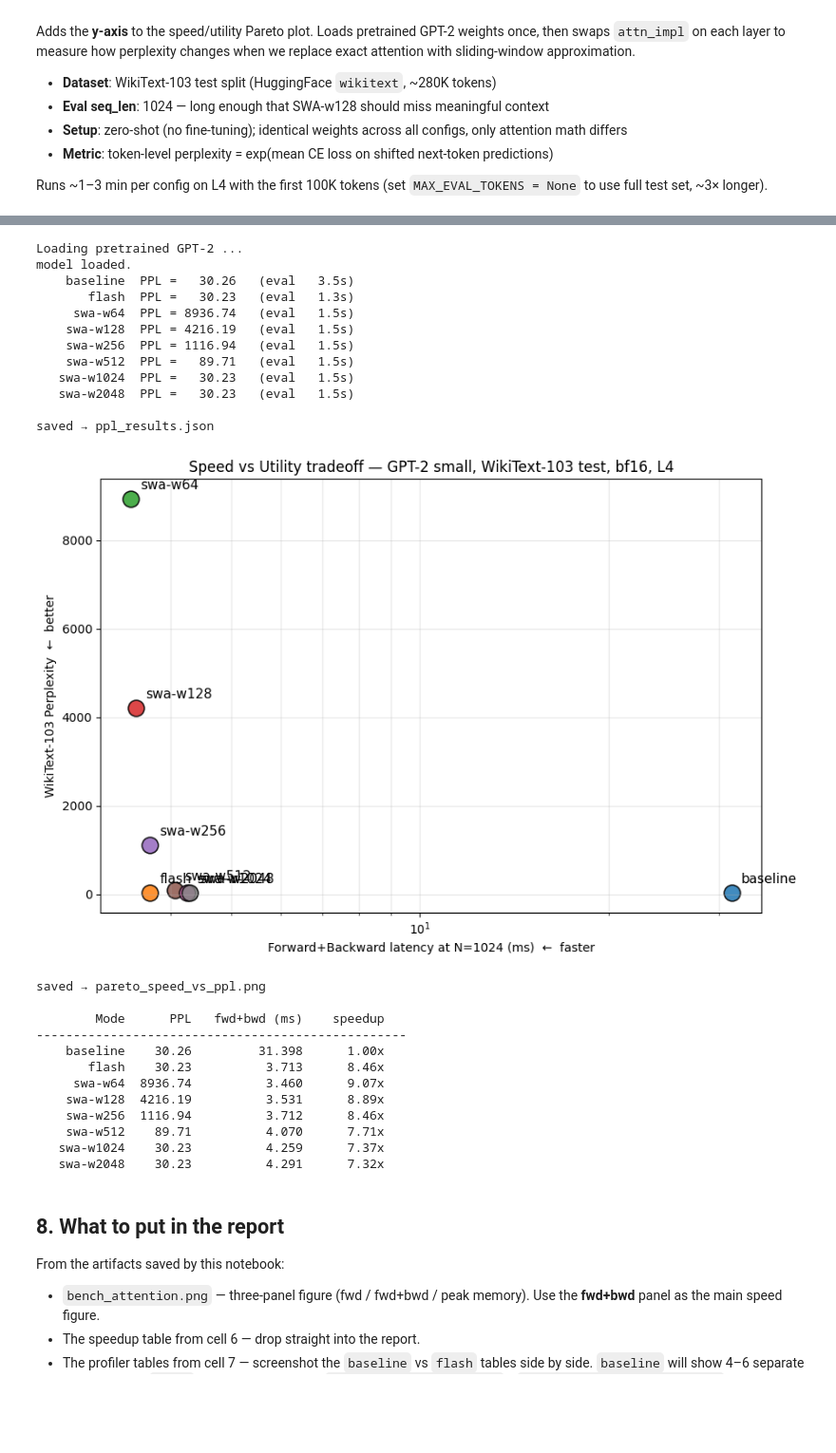
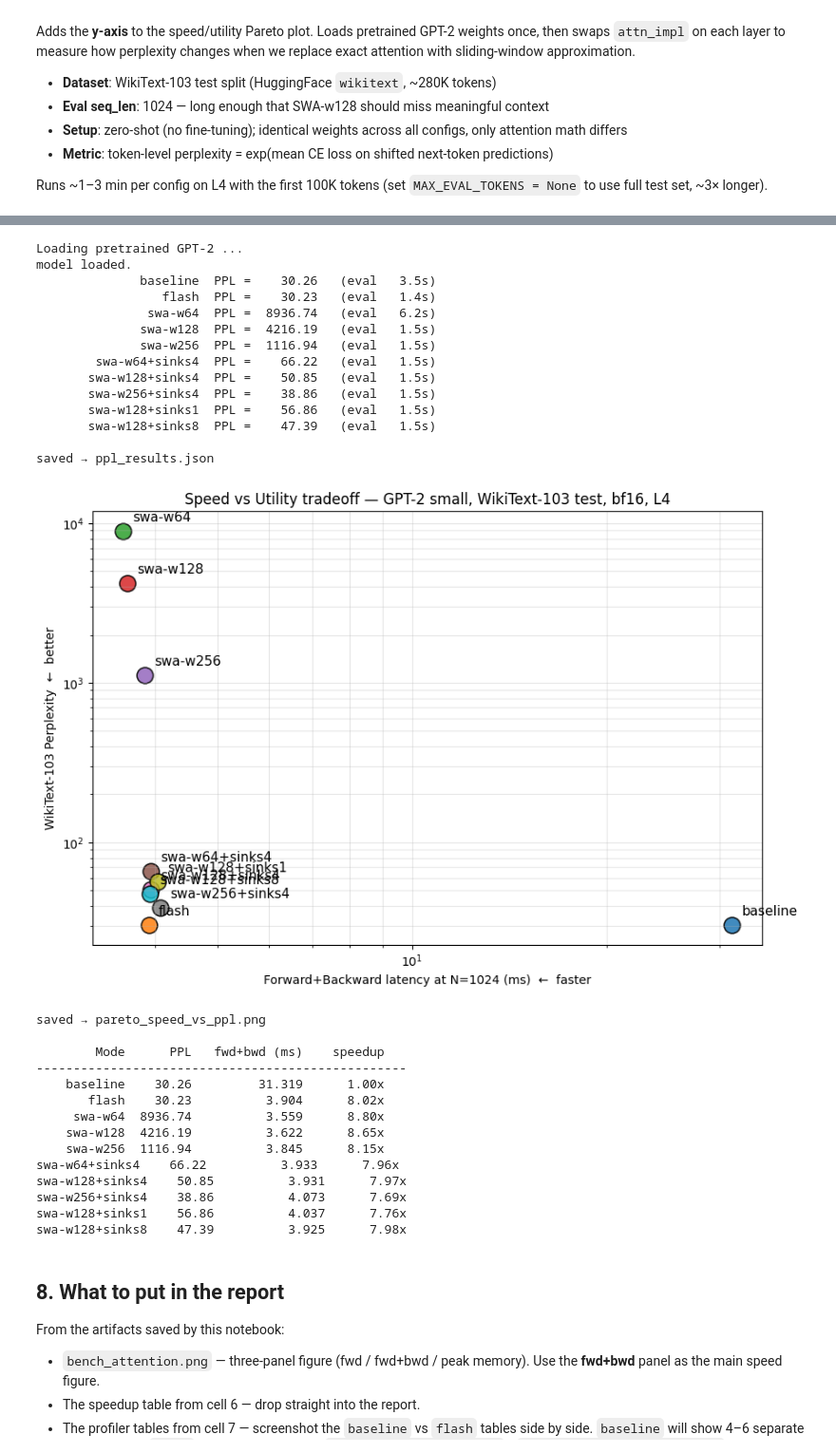
Before and after one commit to Lynx-Zhang/DD2424-Project, a Jupyter notebook: AttentionAccelerate.ipynb, the cells around one changed output, grey strips where cells are left out. Shown at 95% size. Cells and saved outputs as stored; diff of their text form; code cells hidden in the pictures; blank space fills up the shorter version.

```diff
--- a/AttentionAccelerate.ipynb
+++ b/AttentionAccelerate.ipynb
@@ -339,6 +343,8 @@ configs = [
     ('swa',       64,   4,    'swa-w64+sinks4'),
     ('swa',      128,   4,    'swa-w128+sinks4'),
     ('swa',      256,   4,    'swa-w256+sinks4'),
+    ('swa',      128,   1,    'swa-w128+sinks1'),
+    ('swa',      128,   8,    'swa-w128+sinks8'),
 ]
 
 results = {label: [] for _, _, _, label in configs}
@@ -498,32 +522,37 @@ Adds the **y-axis** to the speed/utility Pareto plot. Loads pretrained GPT-2 wei
 
 Runs ~1–3 min per config on L4 with the first 100K tokens (set `MAX_EVAL_TOKENS = None` to use full test set, ~3× longer).
 # %%
-# Load WikiText-103 test set and tokenize once
-!pip install -q datasets
-
-# Workaround: the project has a local `datasets.py` that shadows HuggingFace's `datasets`
-# library. We force-load the HF library by clearing the cached local module and putting
-# site-packages first on sys.path.
+# Load WikiText-103 test set by downloading the parquet directly (bypasses
+# the HF datasets library, which has a dill conflict with torch.compile).
 import sys
 sys.modules.pop('datasets', None)
 _site = [p for p in sys.path if 'site-packages' in p or 'dist-packages' in p]
 _others = [p for p in sys.path if p not in _site]
 sys.path[:] = _site + _others
 
+import io
 import torch
-import datasets as hf_datasets
+import requests
+import pyarrow.parquet as pq
 from transformers import GPT2Tokenizer
-print(f'HF datasets loaded from: {hf_datasets.__file__}')
 
-ds = hf_datasets.load_dataset('wikitext', 'wikitext-103-raw-v1', split='test')
-text = '\n\n'.join(t for t in ds['text'] if t.strip())
+# Direct parquet URL on Hugging Face (no datasets library)
+url = ('https://huggingface.co/datasets/Salesforce/wikitext/resolve/main/'
+       'wikitext-103-raw-v1/test-00000-of-00001.parquet')
+print(f'downloading {url}')
+r = requests.get(url, timeout=60)
+r.raise_for_status()
+
+table = pq.read_table(io.BytesIO(r.content))
+text_list = table['text'].to_pylist()
+text = '\n\n'.join(t for t in text_list if t and t.strip())
 print(f'characters: {len(text):,}')
 
 tok = GPT2Tokenizer.from_pretrained('gpt2')
 all_ids = tok(text, return_tensors='pt')['input_ids'][0]
 print(f'total tokens: {len(all_ids):,}')
 
-MAX_EVAL_TOKENS = 100_000  # set to None to use full ~280K tokens
+MAX_EVAL_TOKENS = 100_000
 if MAX_EVAL_TOKENS:
     all_ids = all_ids[:MAX_EVAL_TOKENS]
     print(f'using first {MAX_EVAL_TOKENS:,} tokens (set MAX_EVAL_TOKENS=None for full set)')
@@ -620,14 +645,16 @@ print('saved → ppl_results.json')
 # %% [output]
 Loading pretrained GPT-2 ...
 model loaded.
-    baseline  PPL =   30.26   (eval   3.5s)
-       flash  PPL =   30.23   (eval   1.3s)
-     swa-w64  PPL = 8936.74   (eval   1.5s)
-    swa-w128  PPL = 4216.19   (eval   1.5s)
-    swa-w256  PPL = 1116.94   (eval   1.5s)
-    swa-w512  PPL =   89.71   (eval   1.5s)
-   swa-w1024  PPL =   30.23   (eval   1.5s)
-   swa-w2048  PPL =   30.23   (eval   1.5s)
+              baseline  PPL =    30.26   (eval   3.5s)
+                 flash  PPL =    30.23   (eval   1.4s)
+               swa-w64  PPL =  8936.74   (eval   6.2s)
+              swa-w128  PPL =  4216.19   (eval   1.5s)
+              swa-w256  PPL =  1116.94   (eval   1.5s)
+        swa-w64+sinks4  PPL =    66.22   (eval   1.5s)
+       swa-w128+sinks4  PPL =    50.85   (eval   1.5s)
+       swa-w256+sinks4  PPL =    38.86   (eval   1.5s)
+       swa-w128+sinks1  PPL =    56.86   (eval   1.5s)
+       swa-w128+sinks8  PPL =    47.39   (eval   1.5s)
 
 saved → ppl_results.json
 # %%
@@ -663,46 +690,50 @@ for r in util['results']:
 
 ax.set_xlabel(f'Forward+Backward latency at N={ref_N} (ms)  ←  faster')
 ax.set_ylabel('WikiText-103 Perplexity  ←  better')
 ax.set_xscale('log')
+ax.set_yscale('log')
+
 ax.set_title(f'Speed vs Utility tradeoff — GPT-2 small, WikiText-103 test, bf16, L4')
 ax.grid(True, which='both', alpha=0.3)
 plt.tight_layout()
 plt.savefig('pareto_speed_vs_ppl.png', dpi=140)
 plt.show()
 print('saved → pareto_speed_vs_ppl.png')
 print()
 
 # Joint table
 print(f'{"Mode":>12s}  {"PPL":>7s}  {"fwd+bwd (ms)":>13s}  {"speedup":>9s}')
 print('-' * 50)
 base_fb = None
 for label, fb, ppl in plotted:
     if label == 'baseline':
         base_fb = fb
         break
 for r in util['results']:
     label = r['label']
     fb_map = {row['N']: row['fwd_bwd_ms'] for row in speed.get(label, [])}
     fb = fb_map.get(ref_N)
     if fb is None or fb != fb:
         print(f'{label:>12s}  {r["ppl"]:7.2f}  {"N/A":>13s}  {"N/A":>9s}')
     else:
         sp = (base_fb / fb) if base_fb else float('nan')
         print(f'{label:>12s}  {r["ppl"]:7.2f}  {fb:13.3f}  {sp:8.2f}x')
 # %% [output]
-[figure, old version]
+[figure, new version]
 saved → pareto_speed_vs_ppl.png
 
         Mode      PPL   fwd+bwd (ms)    speedup
 --------------------------------------------------
-    baseline    30.26         31.398      1.00x
-       flash    30.23          3.713      8.46x
-     swa-w64  8936.74          3.460      9.07x
-    swa-w128  4216.19          3.531      8.89x
-    swa-w256  1116.94          3.712      8.46x
-    swa-w512    89.71          4.070      7.71x
-   swa-w1024    30.23          4.259      7.37x
-   swa-w2048    30.23          4.291      7.32x
+    baseline    30.26         31.319      1.00x
+       flash    30.23          3.904      8.02x
+     swa-w64  8936.74          3.559      8.80x
+    swa-w128  4216.19          3.622      8.65x
+    swa-w256  1116.94          3.845      8.15x
+swa-w64+sinks4    66.22          3.933      7.96x
+swa-w128+sinks4    50.85          3.931      7.97x
+swa-w256+sinks4    38.86          4.073      7.69x
+swa-w128+sinks1    56.86          4.037      7.76x
+swa-w128+sinks8    47.39          3.925      7.98x
 # %% [markdown]
 ## 8. What to put in the report
 
```
Also changed, not shown: parts of 9 cells of this notebook.
